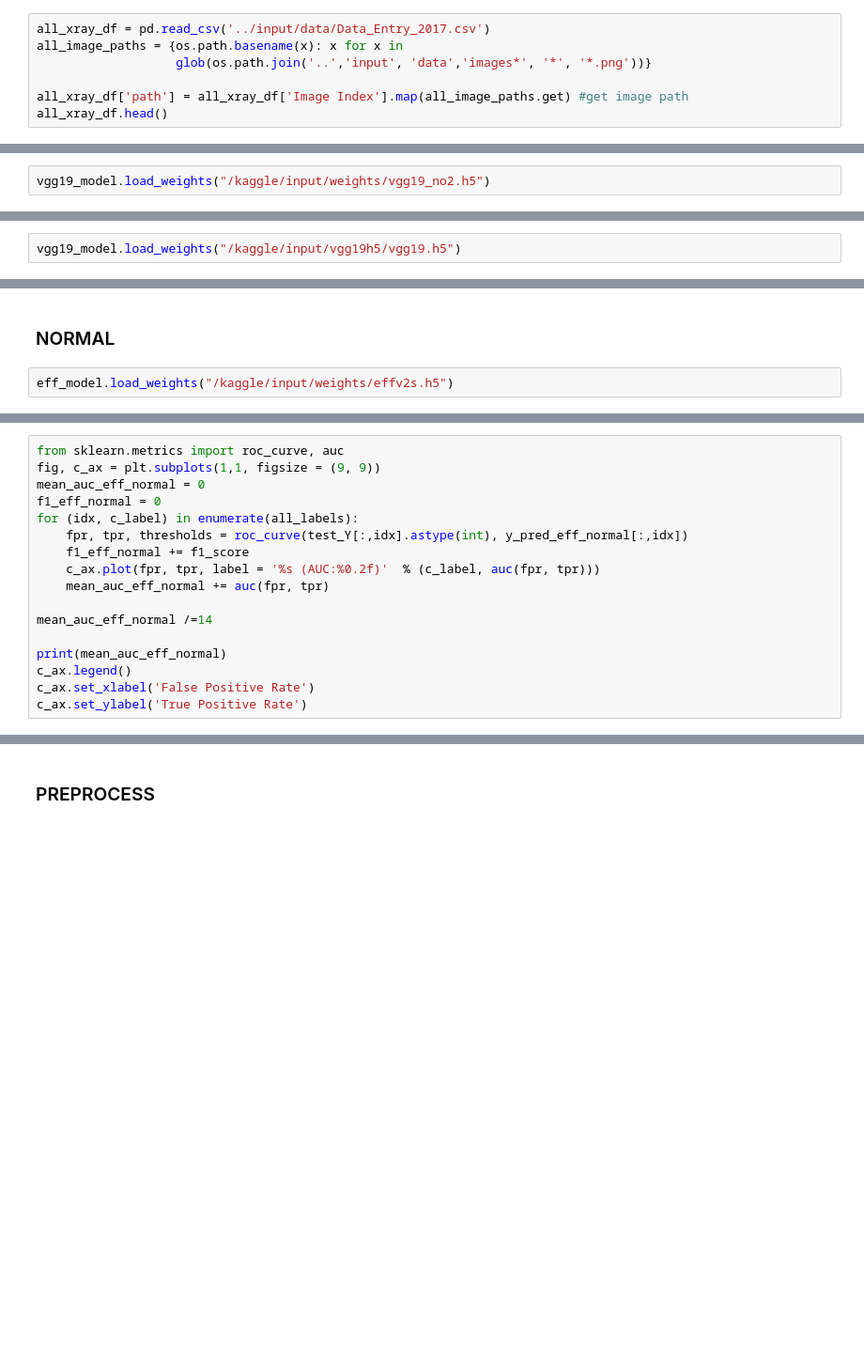
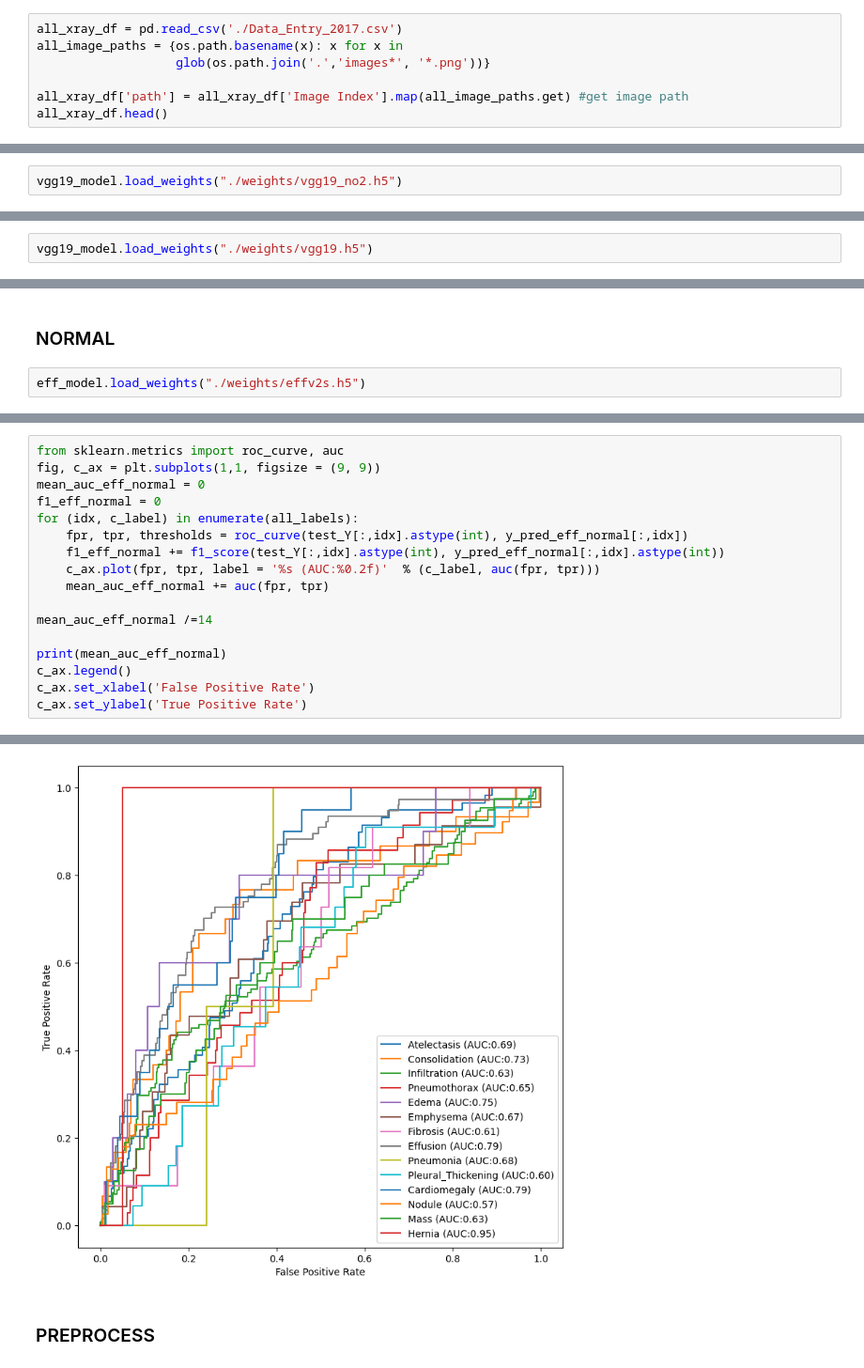
Before and after one commit to david419kr/2023_fall_aix_deeplearning_team_project, a Jupyter notebook: chest-xray14-code.ipynb, the cells around one changed output, grey strips where cells are left out. Shown at 94% size. Drawn from its saved outputs; the diff is of its cells as text; blank space fills up the shorter version.

```diff
--- a/chest-xray14-code.ipynb
+++ b/chest-xray14-code.ipynb
@@ -29,9 +25,9 @@ from keras.models import Sequential
 # %% [markdown]
 # LOAD DATA
 # %%
-all_xray_df = pd.read_csv('../input/data/Data_Entry_2017.csv')
+all_xray_df = pd.read_csv('./Data_Entry_2017.csv')
 all_image_paths = {os.path.basename(x): x for x in
-                   glob(os.path.join('..','input', 'data','images*', '*', '*.png'))}
+                   glob(os.path.join('.','images*', '*.png'))}
 
 all_xray_df['path'] = all_xray_df['Image Index'].map(all_image_paths.get) #get image path
 all_xray_df.head()
@@ -462,7 +554,7 @@ steps_per_epoch
 # %% [markdown]
 ### NORMAL
 # %%
-vgg19_model.load_weights("/kaggle/input/weights/vgg19_no2.h5")
+vgg19_model.load_weights("./weights/vgg19_no2.h5")
 # %%
 y_pred_vgg19_normal = vgg19_model.predict(test_X_normal)
 y_pred_vgg19_normal[:5]
@@ -482,7 +600,7 @@ c_ax.set_ylabel('True Positive Rate')
 # %% [markdown]
 ### PREPROCESS
 # %%
-vgg19_model.load_weights("/kaggle/input/vgg19h5/vgg19.h5")
+vgg19_model.load_weights("./weights/vgg19.h5")
 # %%
 y_pred_vgg19_process = vgg19_model.predict(test_X_process)
 y_pred_vgg19_process[:5]
@@ -533,7 +697,7 @@ steps_per_epoch
 # %% [markdown]
 ### NORMAL
 # %%
-eff_model.load_weights("/kaggle/input/weights/effv2s.h5")
+eff_model.load_weights("./weights/effv2s.h5")
 # %%
 y_pred_eff_normal = eff_model.predict(test_X_normal)
 y_pred_eff_normal[:5]
@@ -544,7 +725,7 @@ mean_auc_eff_normal = 0
 f1_eff_normal = 0
 for (idx, c_label) in enumerate(all_labels):
     fpr, tpr, thresholds = roc_curve(test_Y[:,idx].astype(int), y_pred_eff_normal[:,idx])
-    f1_eff_normal += f1_score
+    f1_eff_normal += f1_score(test_Y[:,idx].astype(int), y_pred_eff_normal[:,idx].astype(int))
     c_ax.plot(fpr, tpr, label = '%s (AUC:%0.2f)'  % (c_label, auc(fpr, tpr)))
     mean_auc_eff_normal += auc(fpr, tpr)
 
@@ -554,3 +735,4 @@ print(mean_auc_eff_normal)
 c_ax.legend()
 c_ax.set_xlabel('False Positive Rate')
 c_ax.set_ylabel('True Positive Rate')
+# %% [output]
@@ -557,3 +741,4 @@ c_ax.set_ylabel('True Positive Rate')
+[figure, added]
 # %% [markdown]
 ### PREPROCESS
 # %%
```
Also changed, not shown: parts of 41 cells of this notebook, 1 other file.
